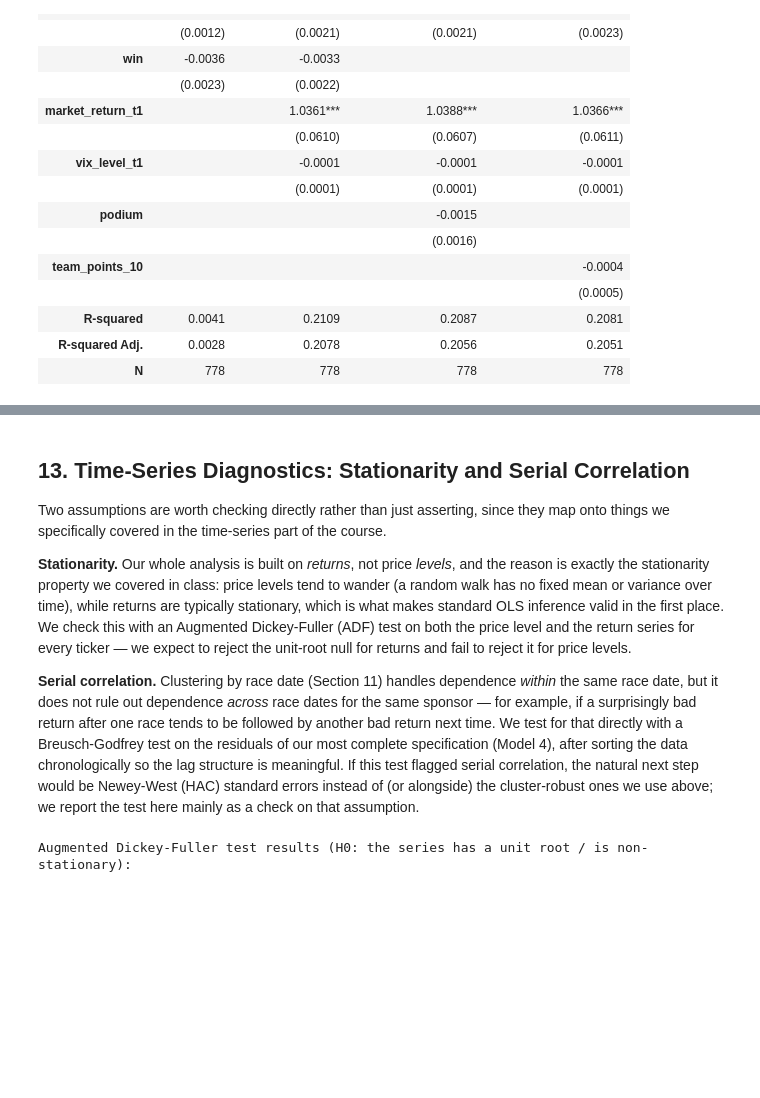
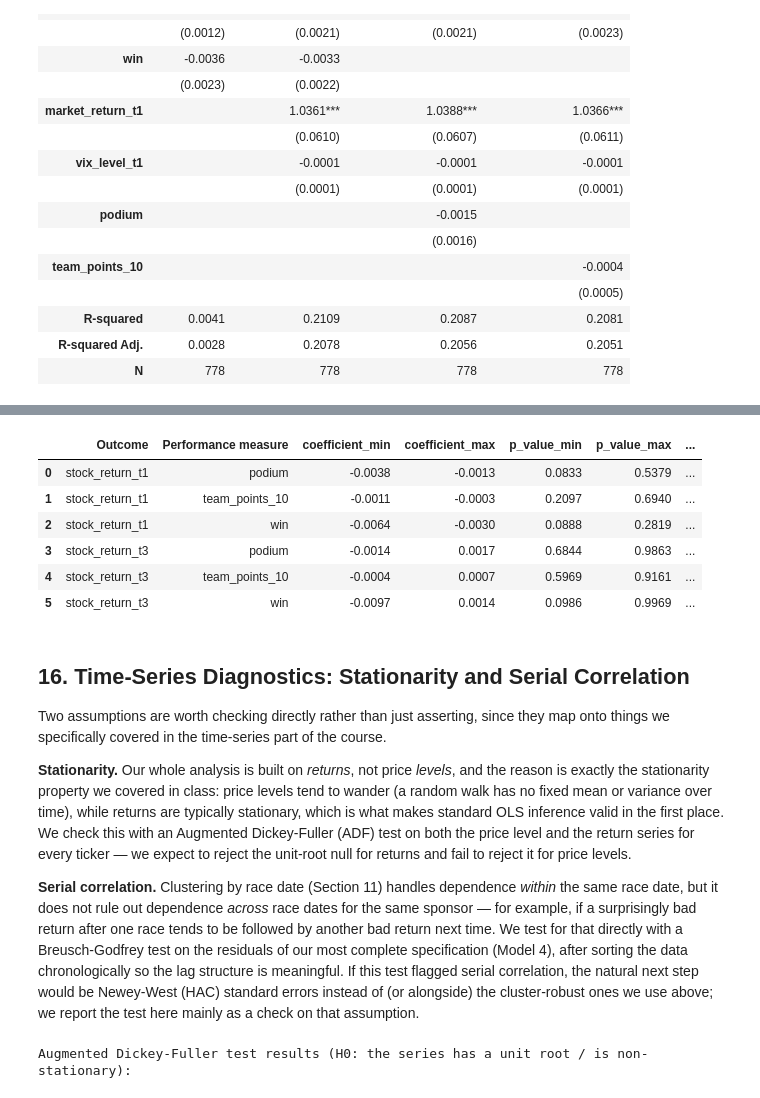
Before and after one commit to dhruv-shxh/f1-sponsor-stocks, a Jupyter notebook: f1_sponsor_analysis_final_robust_new.ipynb, the cells around one changed output, grey strips where cells are left out. Saved outputs shown, nothing was run; the diff lists cells and outputs as text; code cells hidden in the pictures; blank space fills up the shorter version.

```diff
--- a/f1_sponsor_analysis_final_robust_new.ipynb
+++ b/f1_sponsor_analysis_final_robust_new.ipynb
@@ -1276,0 +1458,23 @@ Standard errors in parentheses.
+# %%
+models_to_verify = {
+    "FE next-day win": fe_t1_win,
+    "FE next-day podium": fe_t1_podium,
+    "FE next-day points": fe_t1_points,
+    "FE three-day win": fe_t3_win,
+    "FE three-day podium": fe_t3_podium,
+    "FE three-day points": fe_t3_points,
+}
+
+for model_name, model in models_to_verify.items():
+    variables = model.model.exog_names
+
+    has_ticker_fe = any("C(ticker)" in item for item in variables)
+    has_race_fe = any("C(raceId)" in item for item in variables)
+    has_market_control = any("market_return" in item for item in variables)
+    has_vix_control = any("vix_level" in item for item in variables)
+
+    print(f"\n{model_name}")
+    print("Sponsor-stock fixed effects:", has_ticker_fe)
+    print("Race fixed effects:", has_race_fe)
+    print("Market return included separately:", has_market_control)
+    print("VIX included separately:", has_vix_control)
@@ -1277,5 +1711,29 @@ Standard errors in parentheses.
+# %%
+loo_summary = (
+    loo_results
+    .groupby(["Outcome", "Performance measure"])
+    .agg(
+        coefficient_min=("Coefficient", "min"),
+        coefficient_max=("Coefficient", "max"),
+        p_value_min=("p-value", "min"),
+        p_value_max=("p-value", "max"),
+        observations_min=("Observations", "min"),
+        observations_max=("Observations", "max"),
+    )
+    .reset_index()
+)
+
+display(loo_summary.round(4))
+# %% [output]
+|  | Outcome | Performance measure | coefficient_min | coefficient_max | p_value_min | p_value_max | ... |
+| 0 | stock_return_t1 | podium | -0.0038 | -0.0013 | 0.0833 | 0.5379 | ... |
+| 1 | stock_return_t1 | team_points_10 | -0.0011 | -0.0003 | 0.2097 | 0.6940 | ... |
+| 2 | stock_return_t1 | win | -0.0064 | -0.0030 | 0.0888 | 0.2819 | ... |
+| 3 | stock_return_t3 | podium | -0.0014 | 0.0017 | 0.6844 | 0.9863 | ... |
+| 4 | stock_return_t3 | team_points_10 | -0.0004 | 0.0007 | 0.5969 | 0.9161 | ... |
+| 5 | stock_return_t3 | win | -0.0097 | 0.0014 | 0.0986 | 0.9969 | ... |
 # %% [markdown]
-## 13. Time-Series Diagnostics: Stationarity and Serial Correlation
+## 16. Time-Series Diagnostics: Stationarity and Serial Correlation
 
 Two assumptions are worth checking directly rather than just asserting, since they map onto things we specifically covered in the time-series part of the course.
 
```
Also changed, not shown: parts of 13 cells of this notebook, 2 other files.
